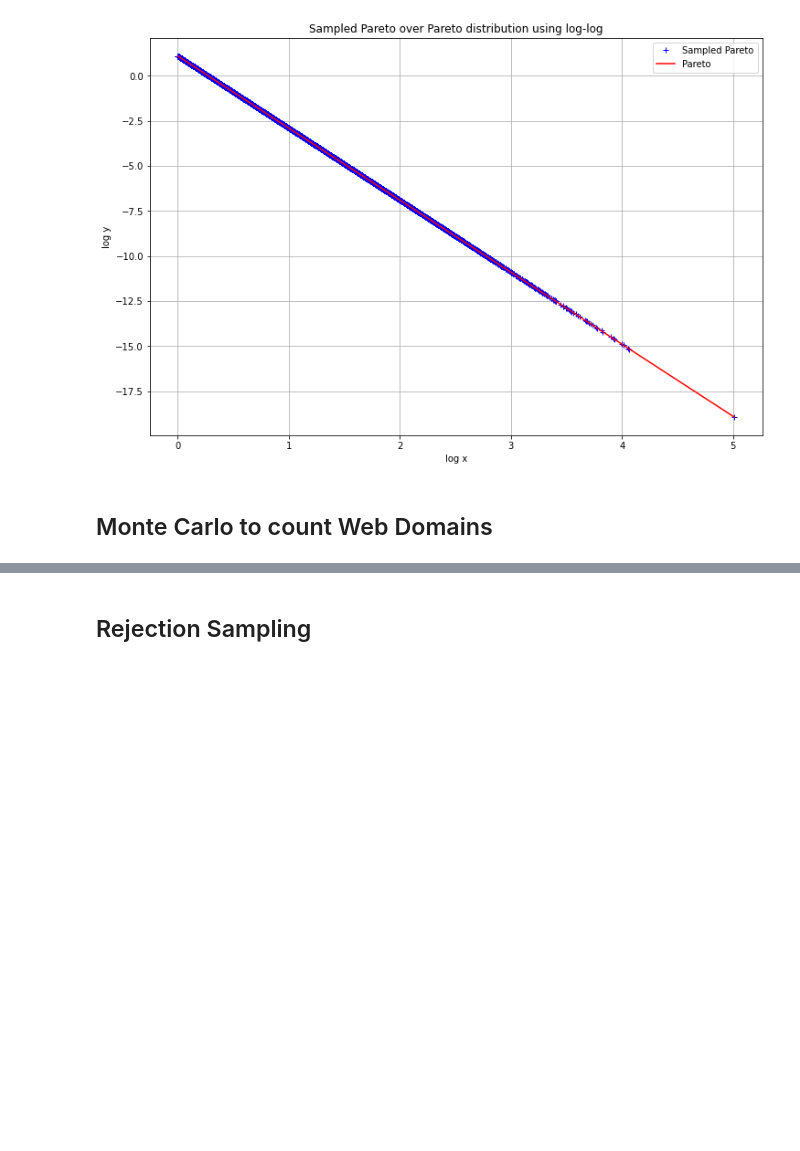
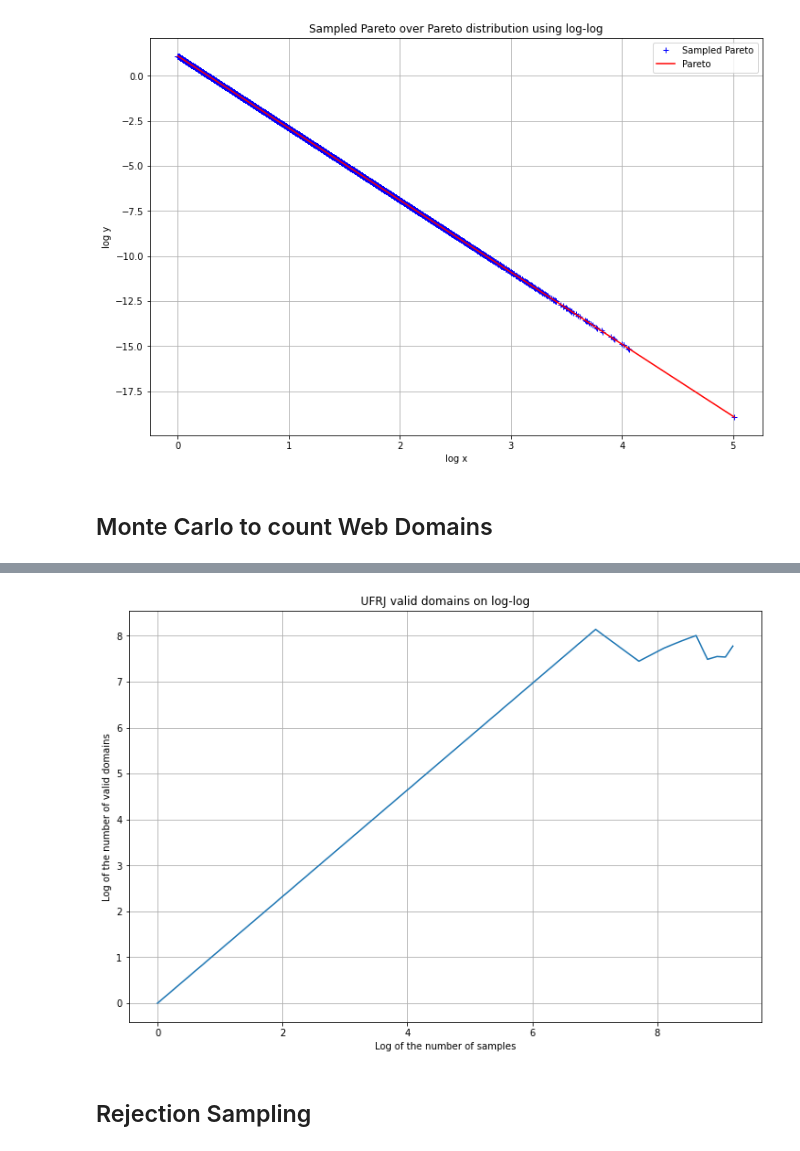
Before and after one commit to gabrielvieira37/PESC-COPPE, a Jupyter notebook: MCMC/McMc_homework3.ipynb, the cells around one changed output, grey strips where cells are left out. Drawn from its saved outputs; the diff is of its cells as text; code cells hidden in the pictures; blank space fills up the shorter version.

Commit message:
MC method to count UFRJ web domains

```diff
--- a/MCMC/McMc_homework3.ipynb
+++ b/MCMC/McMc_homework3.ipynb
@@ -227,3 +229,17 @@ plt.show()
 [figure]
 # %% [markdown]
 ## Monte Carlo to count Web Domains
+# %%
+def g(url):
+    """
+    Indicator function to find
+    if the domain exists
+    """
+    try:
+        req = requests.get(url, verify=False)
+        if req.status_code==200:
+            print(f'Valid url found: {url}')
+            return 1
+        return 0
+    except requests.ConnectionError:
+        return 0
@@ -229,0 +295,4 @@ plt.show()
+# %%
+%%time
+n_list = np.linspace(1,10**4, 10, dtype=np.int32)
+j_list = mc_sim_ufrj(4, n_list)
@@ -229,0 +325,3 @@ plt.show()
+# %%
+# add 1 to 0 to make log(1) = 0
+j_list[0] = 1
@@ -230,3 +341,13 @@ plt.show()
+# %%
+plt.figure(figsize=(12,8))
+plt.title("UFRJ valid domains on log-log")
+plt.ylabel("Log of the number of valid domains")
+plt.xlabel("Log of the number of samples")
+plt.plot(np.log(n_list),np.log(j_list))
+plt.grid()
+plt.show()
+# %% [output]
+[figure, added]
 # %% [markdown]
 ## Rejection Sampling
 # %%
```
Also changed, not shown: parts of 4 cells of this notebook.
